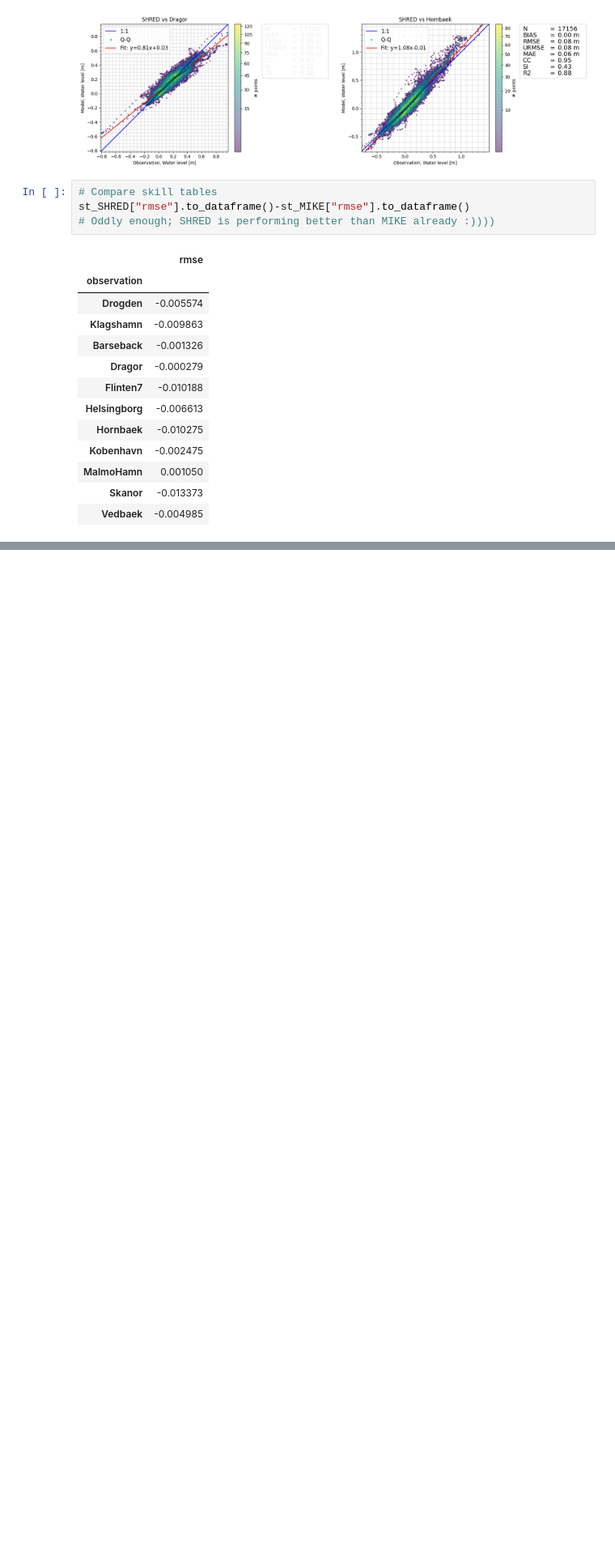
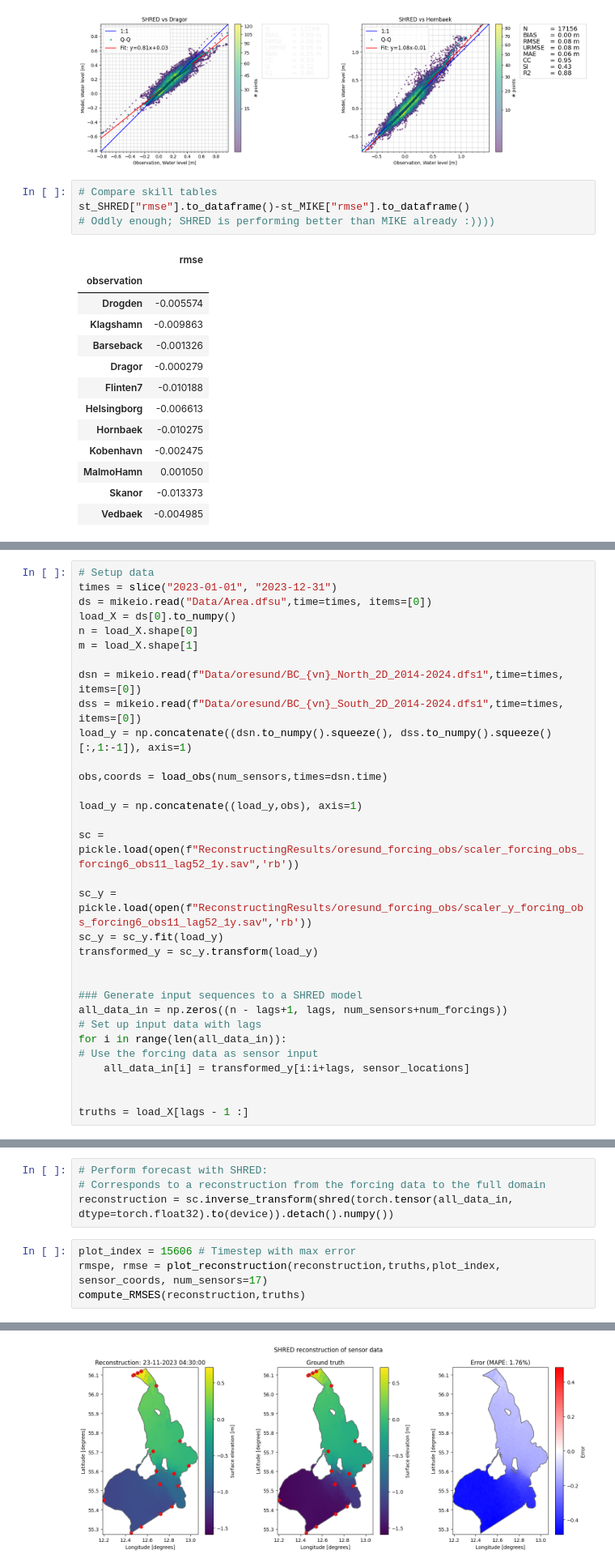
Before and after one commit to FrejaTerpPetersen/pyshred, a Jupyter notebook: Øresund_reconstruction.ipynb, the cells around one changed output, grey strips where cells are left out. Shown at 81% size. Cells and saved outputs as stored; diff of their text form; blank space fills up the shorter version.

Commit message:
Run results for SHRED with obs

```diff
--- a/Øresund_reconstruction.ipynb
+++ b/Øresund_reconstruction.ipynb
@@ -400,0 +421,32 @@ cc_SHRED.plot.temporal_coverage()
+# %%
+# Setup data
+times = slice("2023-01-01", "2023-12-31")
+ds = mikeio.read("Data/Area.dfsu",time=times, items=[0])
+load_X = ds[0].to_numpy()
+n = load_X.shape[0]
+m = load_X.shape[1]
+
+dsn = mikeio.read(f"Data/oresund/BC_{vn}_North_2D_2014-2024.dfs1",time=times, items=[0])
+dss = mikeio.read(f"Data/oresund/BC_{vn}_South_2D_2014-2024.dfs1",time=times, items=[0])
+load_y = np.concatenate((dsn.to_numpy().squeeze(), dss.to_numpy().squeeze()[:,1:-1]), axis=1)
+
+obs,coords = load_obs(num_sensors,times=dsn.time)
+
+load_y = np.concatenate((load_y,obs), axis=1)
+
+sc = pickle.load(open(f"ReconstructingResults/oresund_forcing_obs/scaler_forcing_obs_forcing6_obs11_lag52_1y.sav",'rb'))
+
+sc_y = pickle.load(open(f"ReconstructingResults/oresund_forcing_obs/scaler_y_forcing_obs_forcing6_obs11_lag52_1y.sav",'rb'))
+sc_y = sc_y.fit(load_y)
+transformed_y = sc_y.transform(load_y)
+
+
+### Generate input sequences to a SHRED model
+all_data_in = np.zeros((n - lags+1, lags, num_sensors+num_forcings))
+# Set up input data with lags
+for i in range(len(all_data_in)):
+# Use the forcing data as sensor input
+    all_data_in[i] = transformed_y[i:i+lags, sensor_locations]
+
+
+truths = load_X[lags - 1 :]
@@ -400,0 +456,9 @@ cc_SHRED.plot.temporal_coverage()
+# %%
+# Perform forecast with SHRED:
+# Corresponds to a reconstruction from the forcing data to the full domain
+reconstruction = sc.inverse_transform(shred(torch.tensor(all_data_in, dtype=torch.float32).to(device)).detach().numpy())
+# %%
+plot_index = 15606 # Timestep with max error
+rmspe, rmse = plot_reconstruction(reconstruction,truths,plot_index, sensor_coords, num_sensors=17)
+compute_RMSES(reconstruction,truths)
+# %% [output]
@@ -400,0 +466 @@ cc_SHRED.plot.temporal_coverage()
+[figure, added]
```
Also changed, not shown: parts of 10 cells of this notebook, 8 other files.
